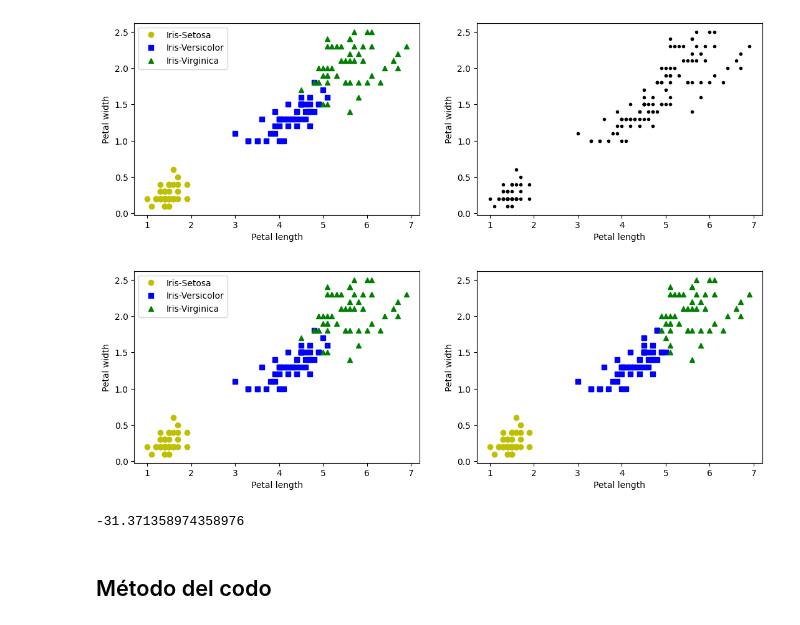
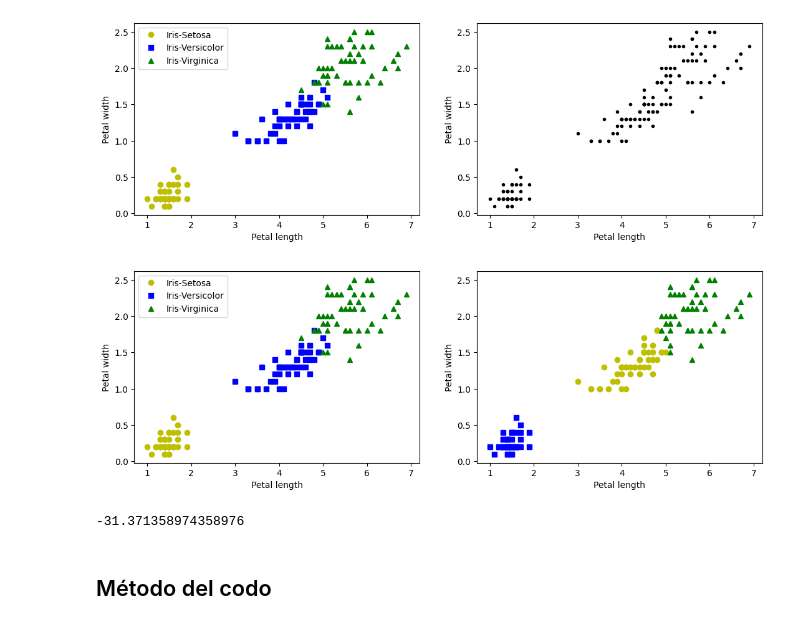
Before and after one commit to polivares/CD-DataScience, a Jupyter notebook: 9-UnsupervisedLearning/9-UnsupervisedLearning.ipynb, the cells around one changed output. Drawn from its saved outputs; the diff is of its cells as text; code cells hidden in the pictures.

```diff
--- a/9-UnsupervisedLearning/9-UnsupervisedLearning.ipynb
+++ b/9-UnsupervisedLearning/9-UnsupervisedLearning.ipynb
@@ -82,34 +82,34 @@ y_pred = kmeans.predict(X)
 # %%
 # Gráfico que compara las agrupaciones generadas por K-Means vs los grupos
 # reales del dataset original
 import matplotlib.pyplot as plt
 
 fig = plt.figure(figsize=(13,4))
 ax1 = fig.add_subplot(1,2,1)
 ax1.plot(X[y==0,0],X[y==0,1],'yo')
 ax1.plot(X[y==1,0],X[y==1,1],'bs')
 ax1.plot(X[y==2,0],X[y==2,1],'g^')
 ax1.legend(['Iris-Setosa','Iris-Versicolor','Iris-Virginica'])
 ax1.set_xlabel('Petal length')
 ax1.set_ylabel('Petal width')
 
 # Índice de agrupación cambia, pero agrupaciones se mantienen
 ax2 = fig.add_subplot(1,2,2)
-ax2.plot(X[y_pred==2,0],X[y_pred==2,1],'bs')
-ax2.plot(X[y_pred==1,0],X[y_pred==1,1],'yo')
-ax2.plot(X[y_pred==0,0],X[y_pred==0,1],'g^')
+ax2.plot(X[y_pred==1,0],X[y_pred==1,1],'bs')
+ax2.plot(X[y_pred==0,0],X[y_pred==0,1],'yo')
+ax2.plot(X[y_pred==2,0],X[y_pred==2,1],'g^')
 # ax2.plot(X[y_pred==3,0],X[y_pred==3,1],'k*')
 ax2.set_xlabel('Petal length')
 ax2.set_ylabel('Petal width')
 
 plt.show()
 
 # Score representa la inercia del modelo (distancia cuadrática media entre cada dato y su centroide)
 # Se muestra con valor negativo pues método score de scikit learn debe cumplir con
 # "mayor valor, mejor"
 print(kmeans.score(X))
 # %% [output]
-[figure, old version]
+[figure, new version]
 -31.371358974358976
 # %% [markdown]
 ## Método del codo
```
Also changed, not shown: parts of 8 cells of this notebook.
